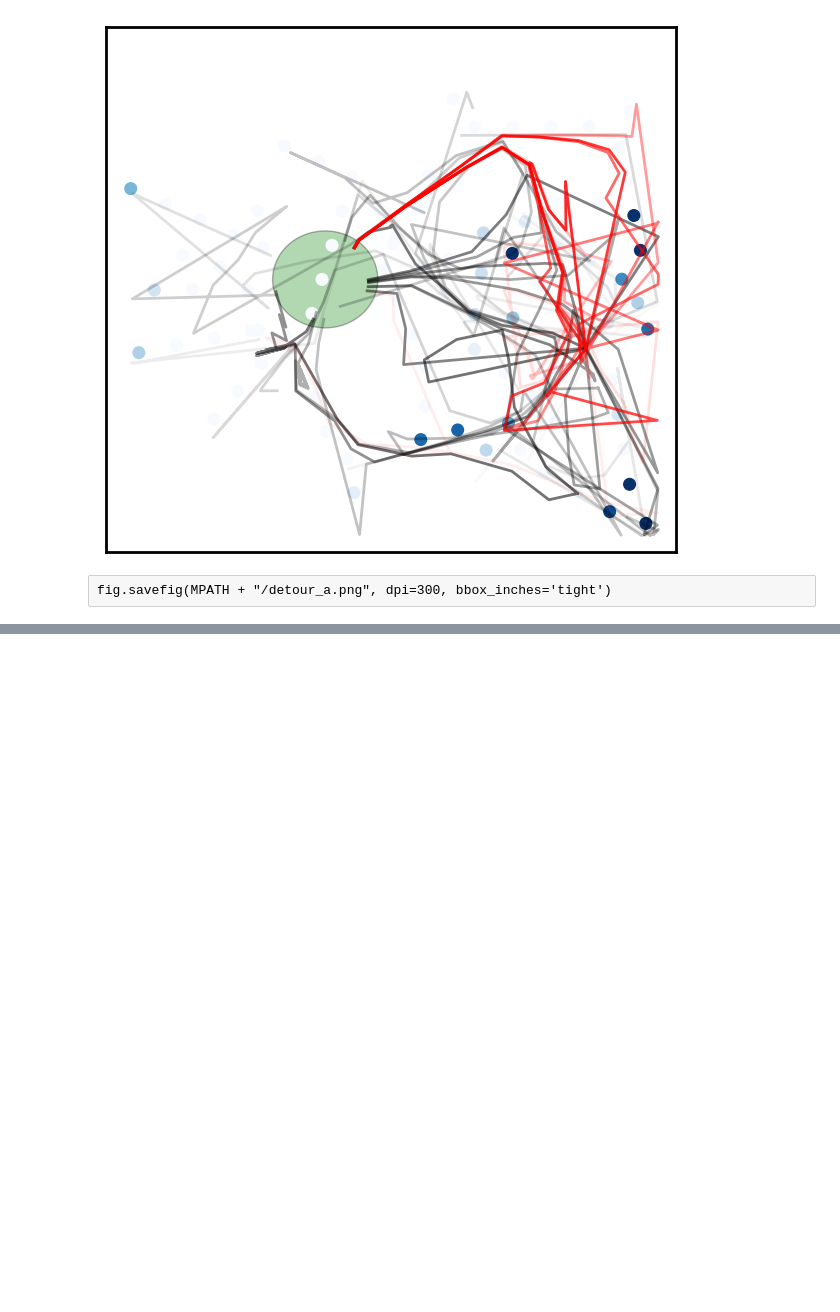
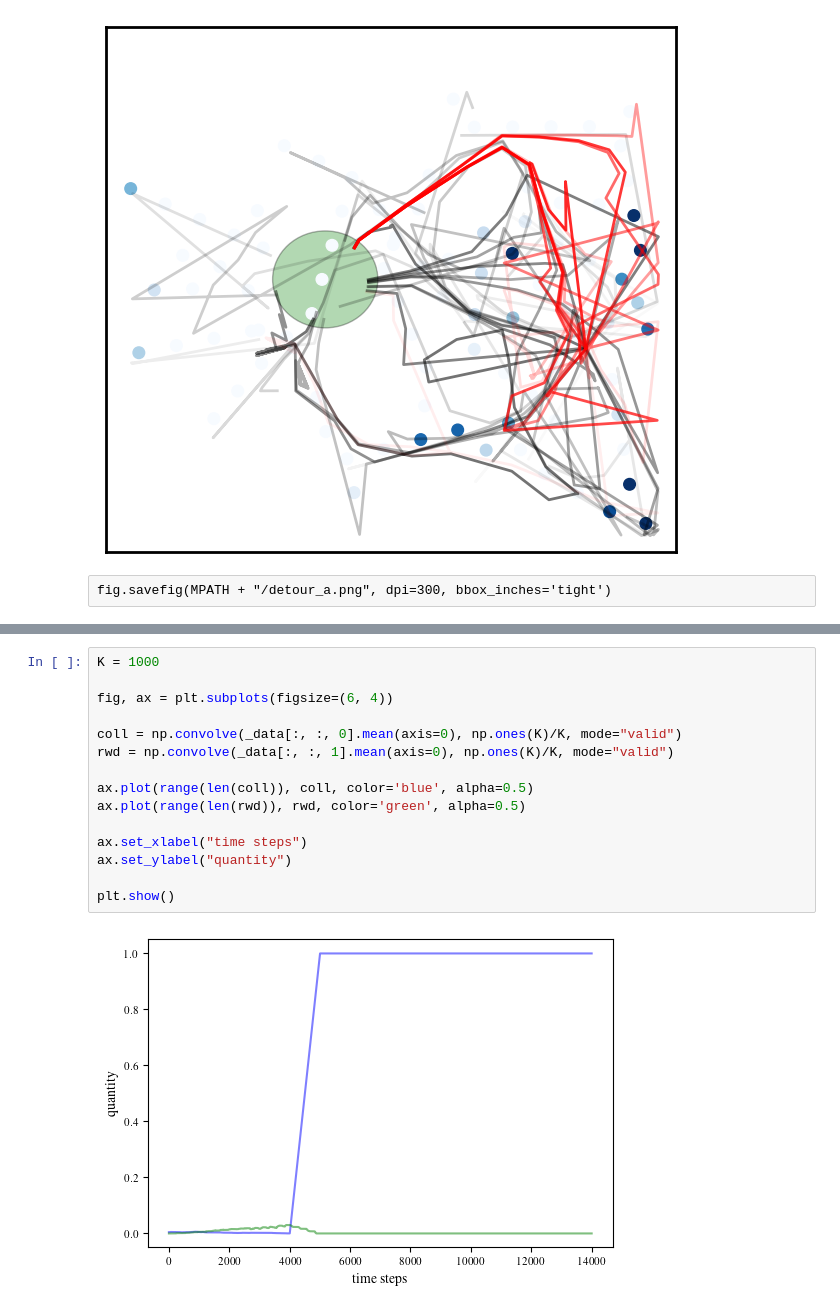
Before and after one commit to iKiru-hub/PCNN, a Jupyter notebook: notebooks/lab_analysis_2.ipynb, the cells around one changed output, grey strips where cells are left out. Drawn from its saved outputs; the diff is of its cells as text; blank space fills up the shorter version.

```diff
--- a/notebooks/lab_analysis_2.ipynb
+++ b/notebooks/lab_analysis_2.ipynb
@@ -396,0 +478,17 @@ fig.savefig(MPATH + "/detour_a.png", dpi=300, bbox_inches='tight')
+# %%
+K = 1000
+
+fig, ax = plt.subplots(figsize=(6, 4))
+
+coll = np.convolve(_data[:, :, 0].mean(axis=0), np.ones(K)/K, mode="valid")
+rwd = np.convolve(_data[:, :, 1].mean(axis=0), np.ones(K)/K, mode="valid")
+
+ax.plot(range(len(coll)), coll, color='blue', alpha=0.5)
+ax.plot(range(len(rwd)), rwd, color='green', alpha=0.5)
+
+ax.set_xlabel("time steps")
+ax.set_ylabel("quantity")
+
+plt.show()
+# %% [output]
+[figure, added]
```
Also changed, not shown: parts of 21 cells of this notebook, 20 other files.
